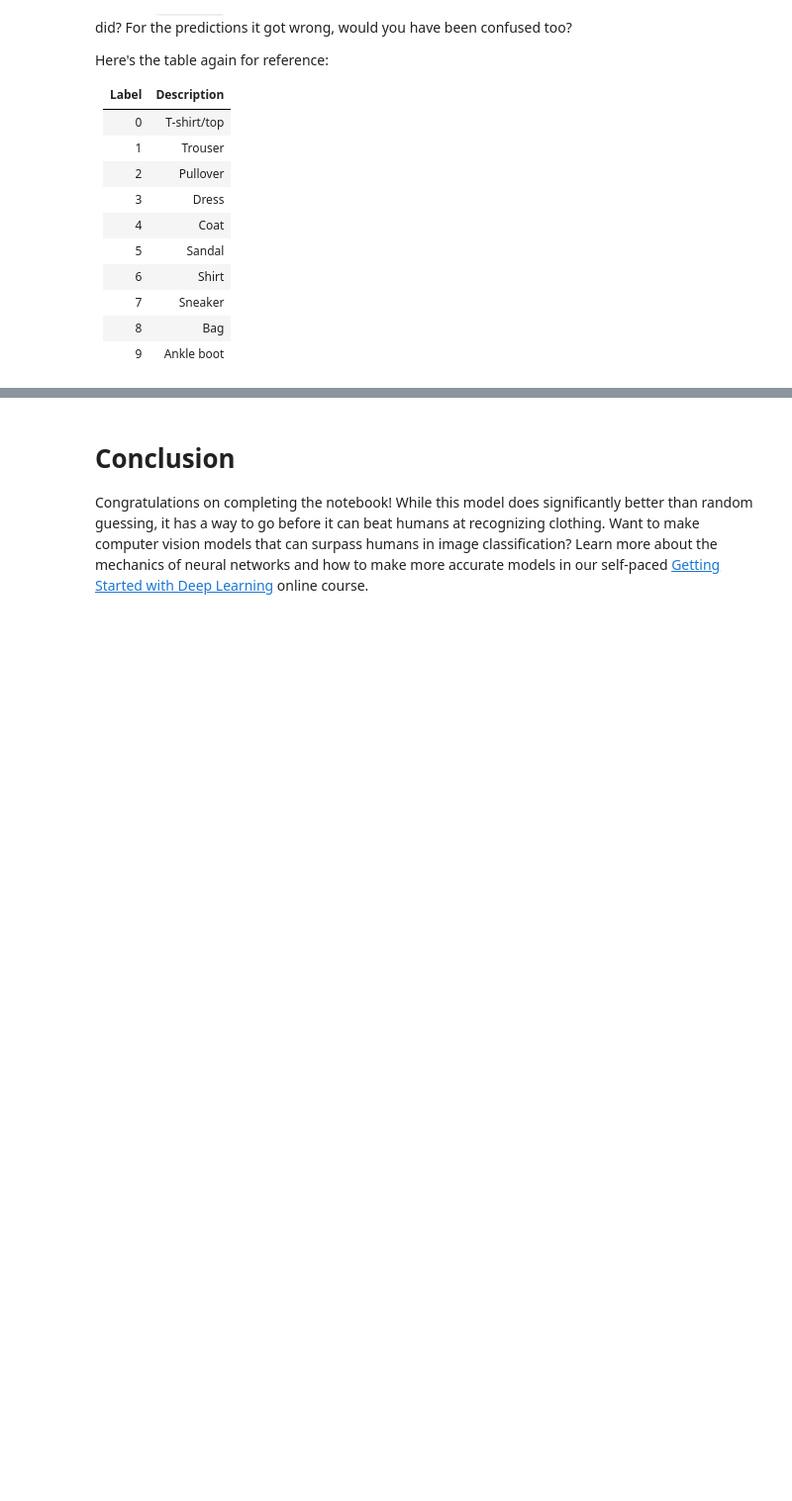
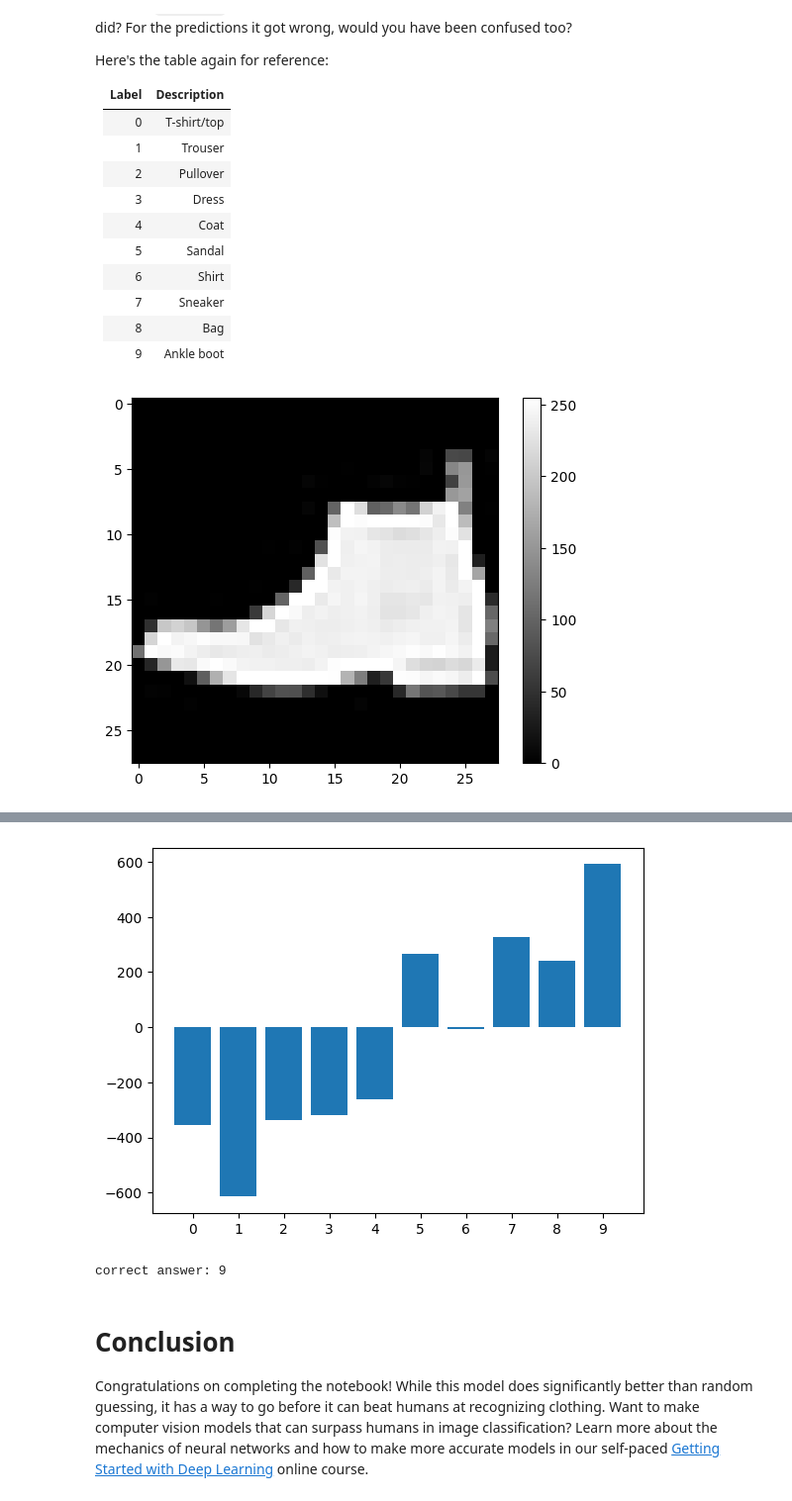
Before and after one commit to HariniTechie/GITDEMO, a Jupyter notebook: building-a-brain/BuildingABrain.ipynb, the cells around one changed output, grey strips where cells are left out. Shown at 99% size. Saved outputs shown, nothing was run; the diff lists cells and outputs as text; code cells hidden in the pictures; blank space fills up the shorter version.

```diff
--- a/building-a-brain/BuildingABrain.ipynb
+++ b/building-a-brain/BuildingABrain.ipynb
@@ -234,18 +319,20 @@ Here's the table again for reference:
 | 8 | Bag |
 | 9 | Ankle boot |
 # %%
-data_idx = 8675 # The question number to study with. Feel free to change up to 59999.
+data_idx = 1444 # The question number to study with. Feel free to change up to 59999.
 
 plt.figure()
 plt.imshow(train_images[data_idx], cmap='gray')
 plt.colorbar()
 plt.grid(False)
 plt.show()
 
 x_values = range(number_of_classes)
 plt.figure()
 plt.bar(x_values, model.predict(train_images[data_idx:data_idx+1]).flatten())
 plt.xticks(range(10))
 plt.show()
 
 print("correct answer:", train_labels[data_idx])
+# %% [output]
+[figure, added]
@@ -252,3 +340,5 @@ print("correct answer:", train_labels[data_idx])
+[figure, added]
+correct answer: 9
 # %% [markdown]
 # Conclusion
 
```
Also changed, not shown: parts of 14 cells of this notebook.
